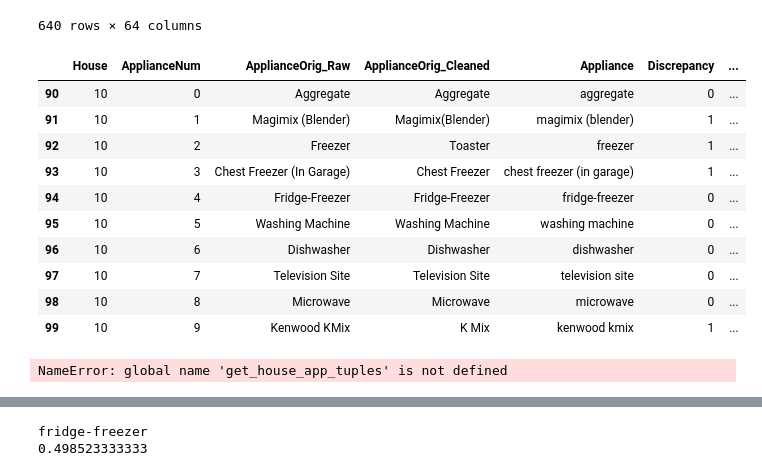
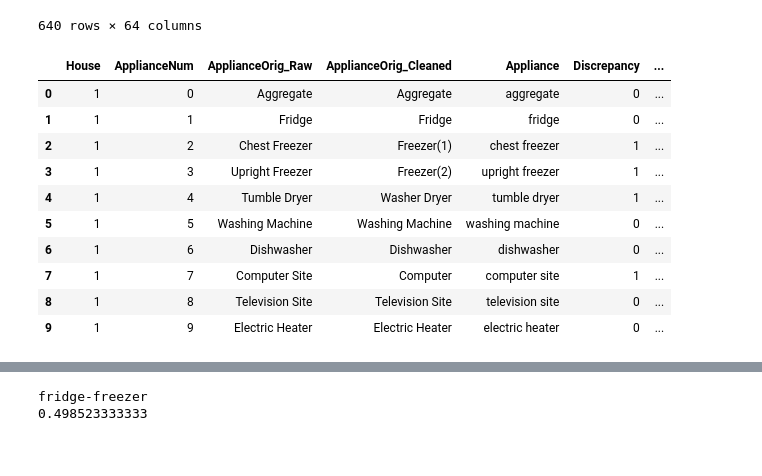
Before and after one commit to sipolac/thesis, a Jupyter notebook: py/explore_and_clean.ipynb, the cells around one changed output, grey strips where cells are left out. Drawn from its saved outputs; the diff is of its cells as text; code cells hidden in the pictures.

```diff
--- a/py/explore_and_clean.ipynb
+++ b/py/explore_and_clean.ipynb
@@ -342,21 +342,16 @@ dstats.loc[dstats['House']==1]
 | 2015-07-10 | 6359 | 2015-07-10 00:00:03 | 2015-07-10 11:56:32 | 0.219444 | 0.889751 | 0.220967 | 6.0 | 0.000944 | ... |
 640 rows × 64 columns
 # %%
-apps.loc[apps['House']==10]
+apps.loc[apps['House']==1]
 # %% [output]
 |  | House | ApplianceNum | ApplianceOrig_Raw | ApplianceOrig_Cleaned | Appliance | Discrepancy | ... |
-| 90 | 10 | 0 | Aggregate | Aggregate | aggregate | 0 | ... |
-| 91 | 10 | 1 | Magimix (Blender) | Magimix(Blender) | magimix (blender) | 1 | ... |
-| 92 | 10 | 2 | Freezer | Toaster | freezer | 1 | ... |
-| 93 | 10 | 3 | Chest Freezer (In Garage) | Chest Freezer | chest freezer (in garage) | 1 | ... |
-| 94 | 10 | 4 | Fridge-Freezer | Fridge-Freezer | fridge-freezer | 0 | ... |
-| 95 | 10 | 5 | Washing Machine | Washing Machine | washing machine | 0 | ... |
-| 96 | 10 | 6 | Dishwasher | Dishwasher | dishwasher | 0 | ... |
-| 97 | 10 | 7 | Television Site | Television Site | television site | 0 | ... |
-| 98 | 10 | 8 | Microwave | Microwave | microwave | 0 | ... |
-| 99 | 10 | 9 | Kenwood KMix | K Mix | kenwood kmix | 1 | ... |
+| 0 | 1 | 0 | Aggregate | Aggregate | aggregate | 0 | ... |
+| 1 | 1 | 1 | Fridge | Fridge | fridge | 0 | ... |
+| 2 | 1 | 2 | Chest Freezer | Freezer(1) | chest freezer | 1 | ... |
+| 3 | 1 | 3 | Upright Freezer | Freezer(2) | upright freezer | 1 | ... |
+| 4 | 1 | 4 | Tumble Dryer | Washer Dryer | tumble dryer | 1 | ... |
+| 5 | 1 | 5 | Washing Machine | Washing Machine | washing machine | 0 | ... |
+| 6 | 1 | 6 | Dishwasher | Dishwasher | dishwasher | 0 | ... |
+| 7 | 1 | 7 | Computer Site | Computer | computer site | 1 | ... |
+| 8 | 1 | 8 | Television Site | Television Site | television site | 0 | ... |
+| 9 | 1 | 9 | Electric Heater | Electric Heater | electric heater | 0 | ... |
-# %%
-
-x_date = np.load('x_date2.npy')
-# %% [output]
-NameError: global name 'get_house_app_tuples' is not defined
```
Also changed, not shown: parts of 14 cells of this notebook, 3 other files.
